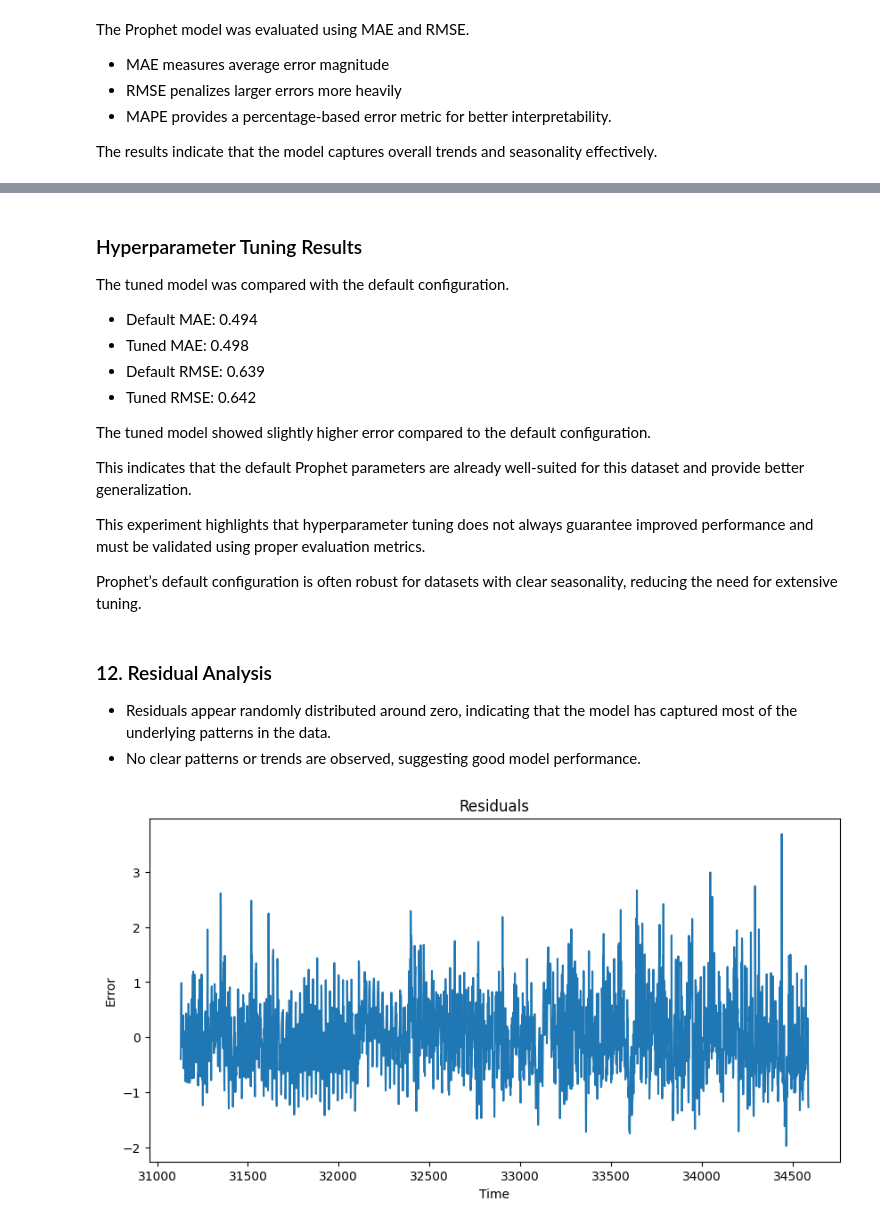
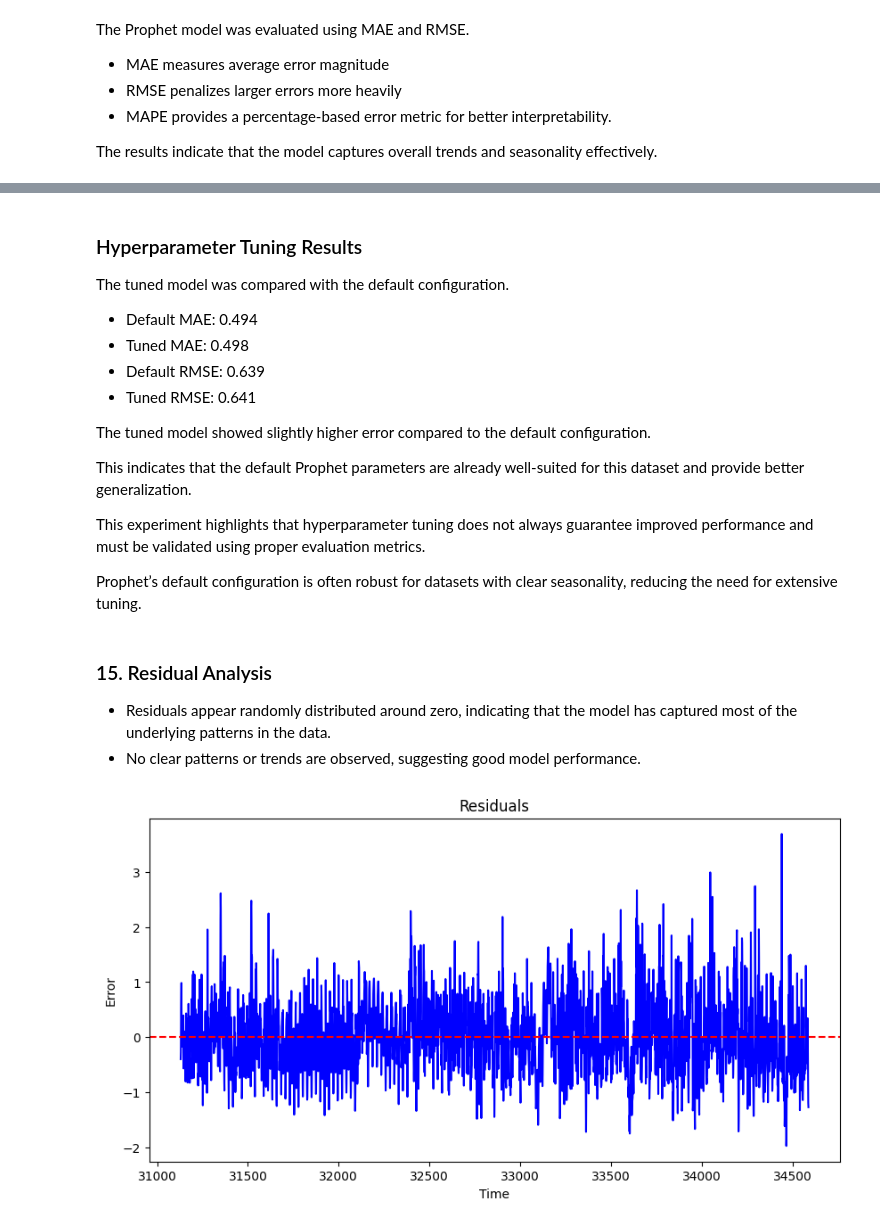
Before and after one commit to AaronShajan1097/energy-consumption-forecasting-timeseries, a Jupyter notebook: notebooks/04_prophet_model.ipynb, the cells around one changed output, grey strips where cells are left out. Drawn from its saved outputs; the diff is of its cells as text; code cells hidden in the pictures.

```diff
--- a/notebooks/04_prophet_model.ipynb
+++ b/notebooks/04_prophet_model.ipynb
@@ -184,7 +226,7 @@ The tuned model was compared with the default configuration.
 - Default MAE: 0.494
 - Tuned MAE: 0.498
 - Default RMSE: 0.639
-- Tuned RMSE: 0.642
+- Tuned RMSE: 0.641
 
 The tuned model showed slightly higher error compared to the default configuration.
 
@@ -194,19 +236,23 @@ This experiment highlights that hyperparameter tuning does not always guarantee
 
 Prophet’s default configuration is often robust for datasets with clear seasonality, reducing the need for extensive tuning.
 # %% [markdown]
-### 12. Residual Analysis
+### 15. Residual Analysis
 
 - Residuals appear randomly distributed around zero, indicating that the model has captured most of the underlying patterns in the data.
 - No clear patterns or trends are observed, suggesting good model performance.
 # %%
 residuals = test['y'] - forecast_test['yhat']
 
 plt.figure(figsize=(10,5))
-plt.plot(residuals)
+plt.plot(residuals, color='blue')
+
+plt.axhline(0, color='red', linestyle='--')
+
 plt.title('Residuals')
 plt.xlabel('Time')
 plt.ylabel('Error')
+
 plt.show()
 # %% [output]
-[figure, old version]
+[figure, new version]
 # %% [markdown]
```
Also changed, not shown: parts of 14 cells of this notebook.
